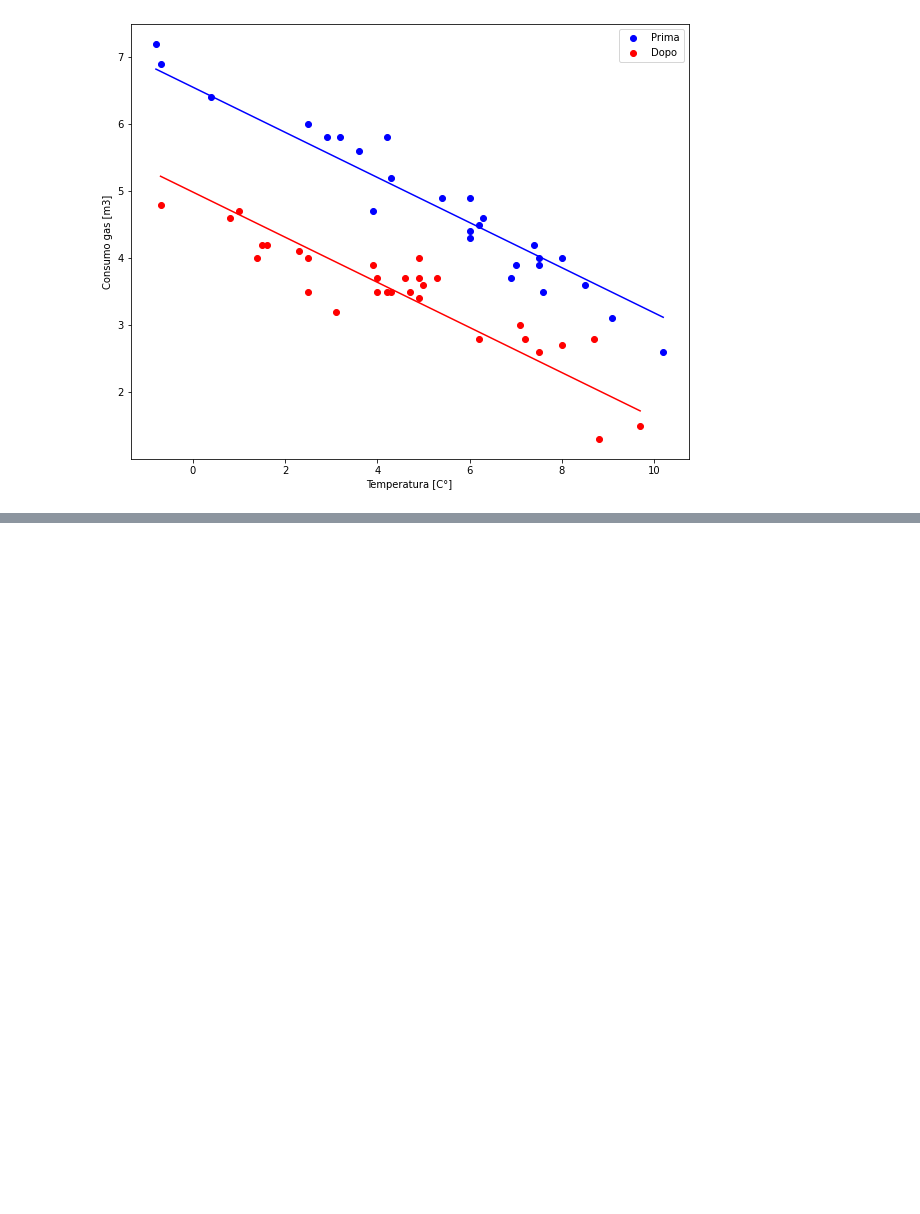
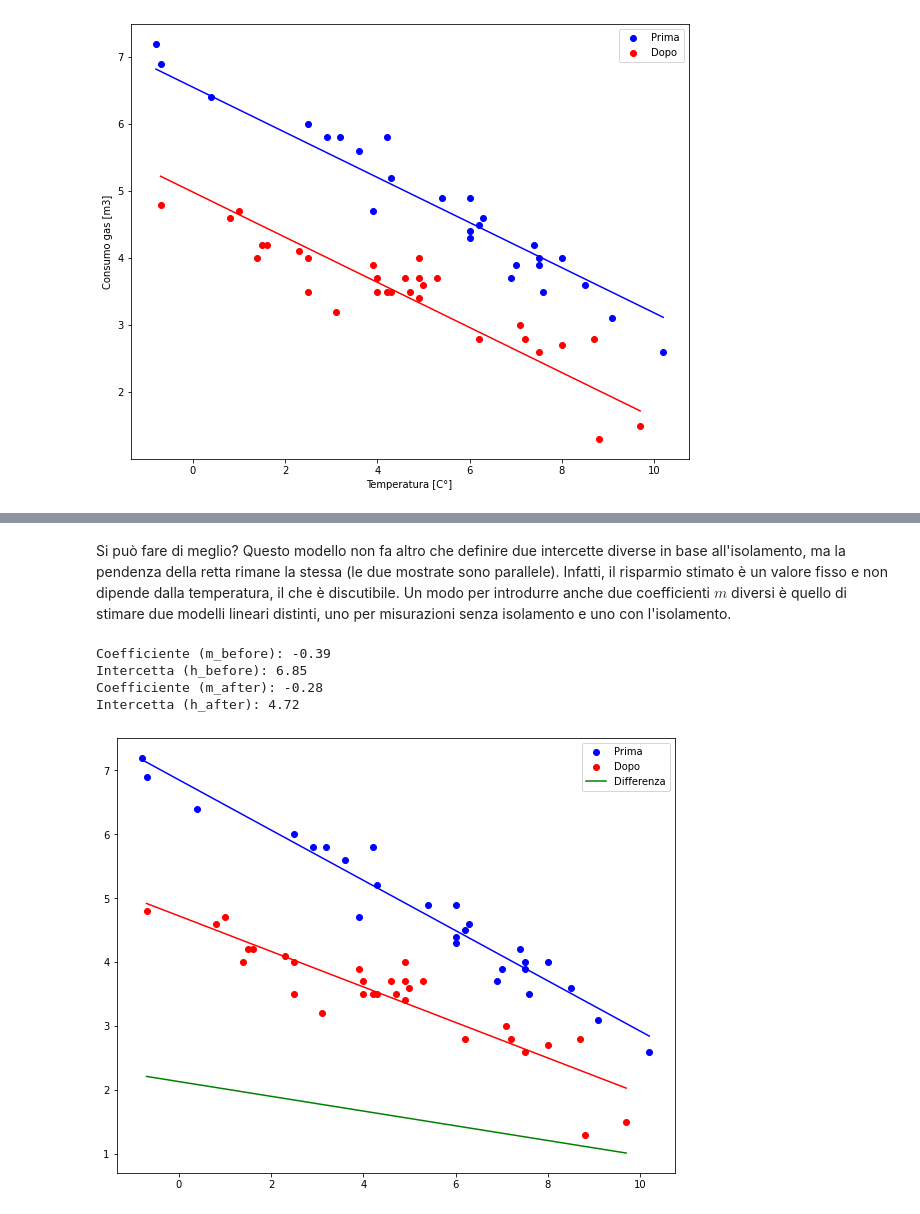
Before and after one commit to DavideScassola/data_analysis_laboratory, a Jupyter notebook: notebooks/casa.ipynb, the cells around one changed output, grey strips where cells are left out. Cells and saved outputs as stored; diff of their text form; code cells hidden in the pictures; blank space fills up the shorter version.

```diff
--- a/notebooks/casa.ipynb
+++ b/notebooks/casa.ipynb
@@ -37,17 +30,14 @@ def plot_regression(model, X, y):
 Prima di tutto, dobbiamo scaricare i dati e vedere di cosa si tratta
 # %%
 # Ora scarichiamo i dati
-LINK_GASDATA = 'https://www.dropbox.com/scl/fi/plnv6zacnm5i463hswdsk/gasdata.csv?rlkey=21zubn1z3g004y4rtupljx3g9&dl=1'
 LINK_WHITESIDE = 'https://www.dropbox.com/scl/fi/dz7zvitffxe5qk0ylb20j/whiteside.csv?rlkey=kpjp3pnte5raproyluivqmrz4&dl=1'
-DATASET_NAME = 'dataset.csv'
-dataset = f"{CARTELLA_DATI}/{DATASET_NAME}"
-
-download(LINK_WHITESIDE, dataset)
+DATASET_PATH = 'dati/dataset.csv'
+download(LINK_WHITESIDE, DATASET_PATH)
 # %% [output]
 File dati/dataset.csv già scaricato.
 # %%
 # I dati sono stati scaricati in una cartella chiamata 'dati' e il file si chiama 'dataset.csv', ora li possiamo caricare con pandas
-df = pd.read_csv('dati/dataset.csv')
+df = pd.read_csv(DATASET_PATH)
 # %% [markdown]
 Bene, ora che abbiamo caricato il dataset, possiamo vedere quali colonne ha la nostra tabella.
 # %%
@@ -354,0 +316,40 @@ R_squared: 0.93
+# %% [markdown]
+Si può fare di meglio? Questo modello non fa altro che definire due intercette diverse in base all'isolamento, ma la pendenza della retta rimane la stessa (le due mostrate sono parallele). Infatti, il risparmio stimato è un valore fisso e non dipende dalla temperatura, il che è discutibile. Un modo per introdurre anche due coefficienti $m$ diversi è quello di stimare due modelli lineari distinti, uno per misurazioni senza isolamento e uno con l'isolamento.
+# %%
+# Creiamo due modelli distinti
+
+# Prima dell'isolamento
+X_before = df_before[['Temp']].copy()
+y_before = df_before['Gas']
+model_before = LinearRegression()
+model_before.fit(X_before, y_before)
+
+print(f'Coefficiente (m_before): {model_before.coef_[0]:.2f}')
+print(f'Intercetta (h_before): {model_before.intercept_:.2f}')
+
+
+# Dopo l'isolamento
+X_after = df_after[['Temp']].copy()
+y_after = df_after['Gas']
+model_after = LinearRegression()
+model_after.fit(X_after, y_after)
+
+print(f'Coefficiente (m_after): {model_after.coef_[0]:.2f}')
+print(f'Intercetta (h_after): {model_after.intercept_:.2f}')
+
+# Ora mostriamo le predizioni dei due modelli
+plt.scatter(X_before['Temp'], y_before, color='blue', label = 'Prima')
+plt.plot(X_before['Temp'], model_before.predict(X_before), color='blue')
+
+plt.scatter(X_after['Temp'], y_after, color='red', label = 'Dopo')
+plt.plot(X_after['Temp'], model_after.predict(X_after), color='red')
+
+# ora mostriamo la differenza tra le due predizioni
+plt.plot(X_after['Temp'], model_before.predict(X_after) - model_after.predict(X_after), color = 'green', label='Differenza')
+_ = plt.legend()
+# %% [output]
+Coefficiente (m_before): -0.39
+Intercetta (h_before): 6.85
+Coefficiente (m_after): -0.28
+Intercetta (h_after): 4.72
+[figure, added]
```
Also changed, not shown: parts of 17 cells of this notebook, 1 other file.
